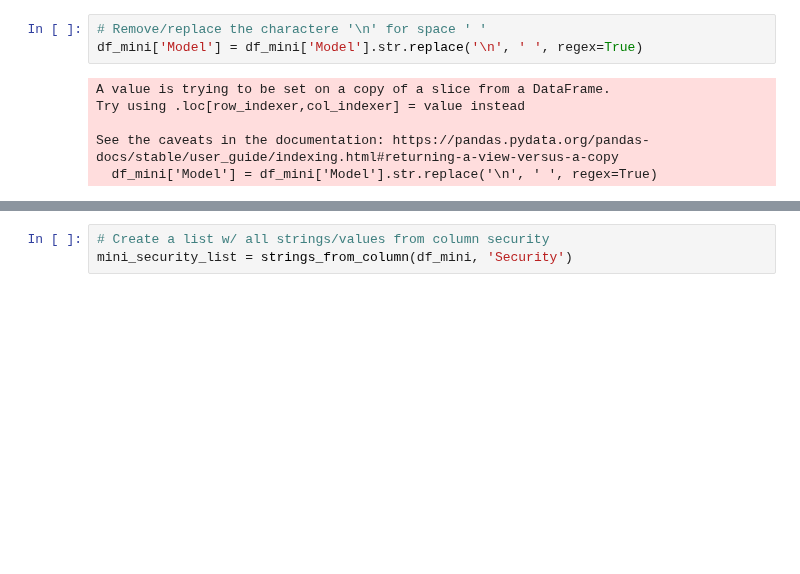
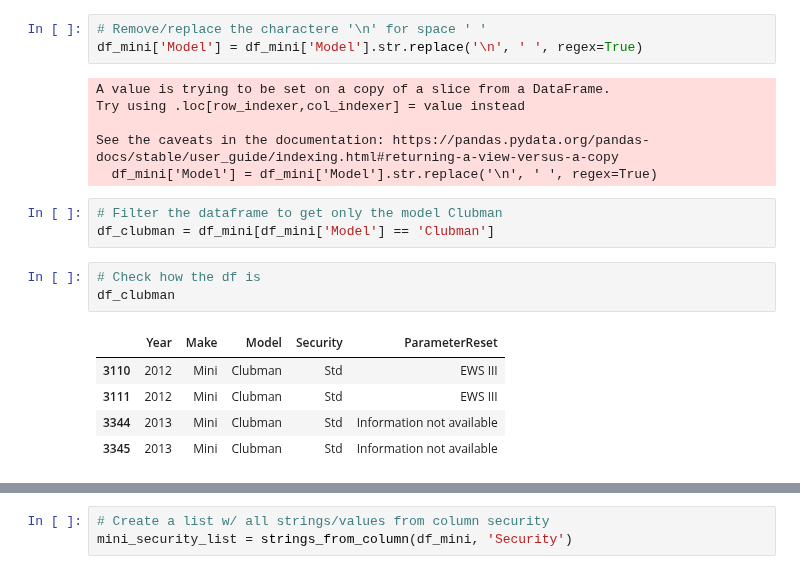
Before and after one commit to weversonbarbieri/automotive_immobilizer_app, a Jupyter notebook: notesbooks/df_mini.ipynb, the cells around one changed output, grey strips where cells are left out. Cells and saved outputs as stored; diff of their text form; blank space fills up the shorter version.

```diff
--- a/notesbooks/df_mini.ipynb
+++ b/notesbooks/df_mini.ipynb
@@ -93,3 +93,15 @@ Try using .loc[row_indexer,col_indexer] = value instead
 
 See the caveats in the documentation: https://pandas.pydata.org/pandas-docs/stable/user_guide/indexing.html#returning-a-view-versus-a-copy
   df_mini['Model'] = df_mini['Model'].str.replace('\n', ' ', regex=True)
+# %%
+# Filter the dataframe to get only the model Clubman
+df_clubman = df_mini[df_mini['Model'] == 'Clubman']
+# %%
+# Check how the df is
+df_clubman
+# %% [output]
+|  | Year | Make | Model | Security | ParameterReset |
+| 3110 | 2012 | Mini | Clubman | Std | EWS III |
+| 3111 | 2012 | Mini | Clubman | Std | EWS III |
+| 3344 | 2013 | Mini | Clubman | Std | Information not available |
+| 3345 | 2013 | Mini | Clubman | Std | Information not available |
```
Also changed, not shown: parts of 4 cells of this notebook, 10 other files.
